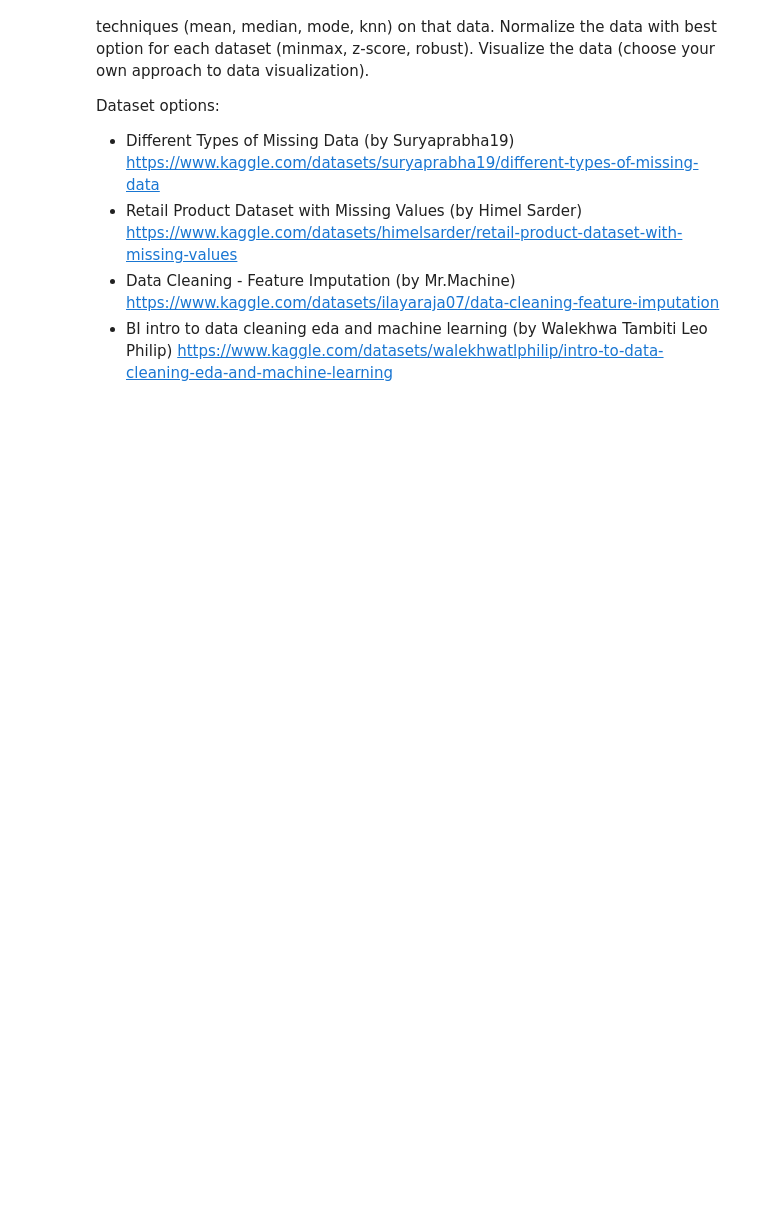
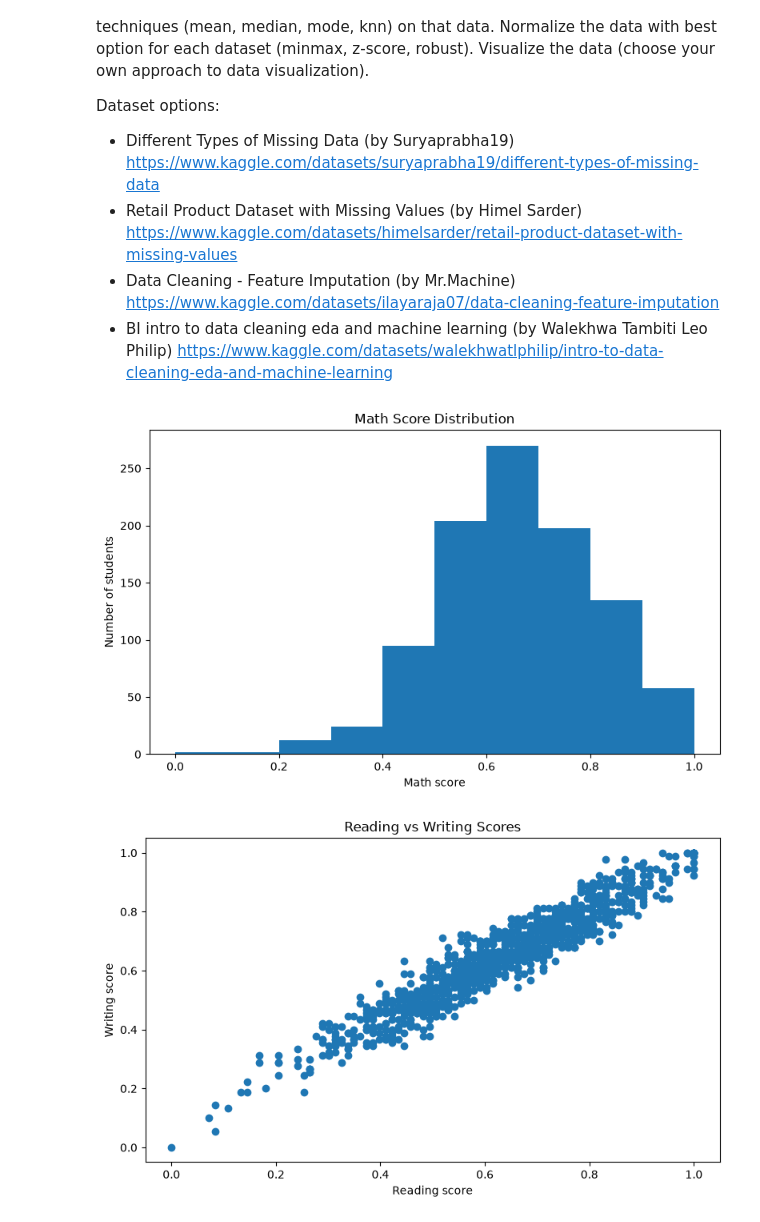
Before and after one commit to Mariia-Mytsak/ida-labs, a Jupyter notebook: assignement-1.ipynb, the cells around one changed output. Saved outputs shown, nothing was run; the diff lists cells and outputs as text; code cells hidden in the pictures; blank space fills up the shorter version.

```diff
--- a/assignement-1.ipynb
+++ b/assignement-1.ipynb
@@ -151,34 +215,73 @@ def impute_data(df):
     Returns:
         pd.DataFrame: The dataset with imputed values.
     """
-    return None
+    numeric_columns = df.select_dtypes(include="number").columns
+    categorical_columns = df.select_dtypes(exclude="number").columns
+
+    for column in numeric_columns:
+        df[column] = df[column].fillna(df[column].median())
+
+    for column in categorical_columns:
+        df[column] = df[column].fillna(df[column].mode()[0])
+
+    return df
 
 def normalize_data(df):
     """
     Normalize the data using your preferred method.
 
     Args:
         df (pd.DataFrame): The dataset as a pandas DataFrame.
 
     Returns:
         pd.DataFrame: The dataset with normalized values.
     """
-    return None
+    numeric_columns = df.select_dtypes(include="number").columns
+    for column in numeric_columns:
+        min_value = df[column].min()
+        max_value = df[column].max()
+
+        df[column] = (df[column] - min_value) / (max_value - min_value)
+    return df
 
 def visualize_data(df):
     """
     Visualize the data using Matplotlib. Use more then one visualization.
     Save the results in the repository.
 
     Args:
         df (pd.DataFrame): The dataset as a pandas DataFrame.
 
     Returns:
         None: None.
     """
+    import matplotlib.pyplot as plt
+    #Графік 1 — гістограма оцінок з математики
+    plt.figure(figsize=(8, 5))
+    plt.hist(df["math score"], bins=10)
+    plt.xlabel("Math score")
+    plt.ylabel("Number of students")
+    plt.title("Math Score Distribution")
+    plt.tight_layout()
+    plt.savefig("math_score_distribution.png")
+    plt.show()
+
+    #Графік 2 — залежність Reading та Writing
+    plt.figure(figsize=(8, 5))
+    plt.scatter(df["reading score"], df["writing score"])
+    plt.xlabel("Reading score")
+    plt.ylabel("Writing score")
+    plt.title("Reading vs Writing Scores")
+    plt.tight_layout()
+    plt.savefig("reading_writing_scores.png")
+    plt.show()
+
     return None
 
 df = load_dataset('ilayaraja07/data-cleaning-feature-imputation', 'Students_Performance_knn.csv')
 df = impute_data(df)
 df = normalize_data(df)
 visualize_data(df)
+# %% [output]
+[figure, added]
+[figure, added]
```
Also changed, not shown: parts of 5 cells of this notebook, 5 other files.
